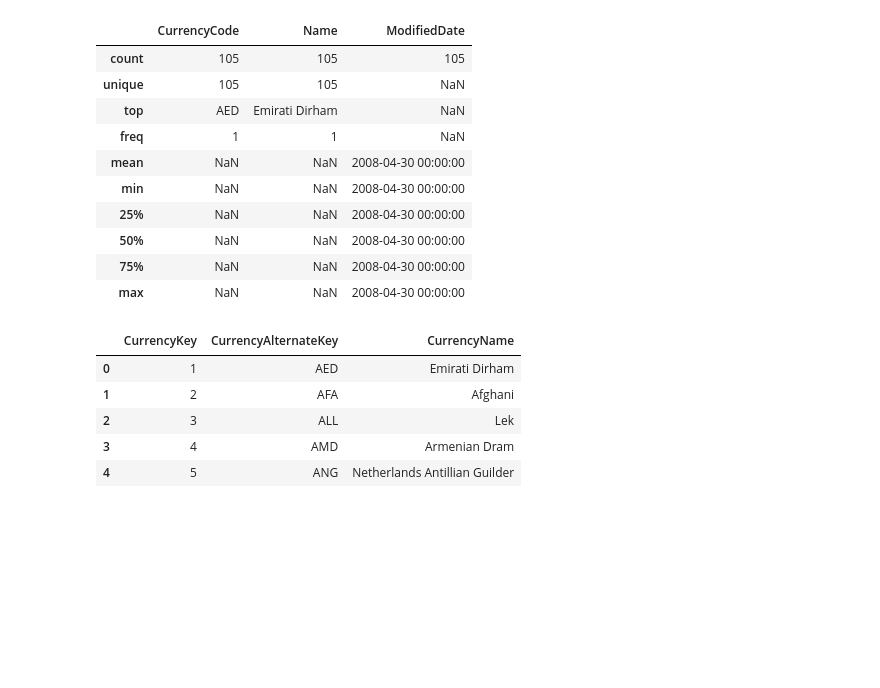
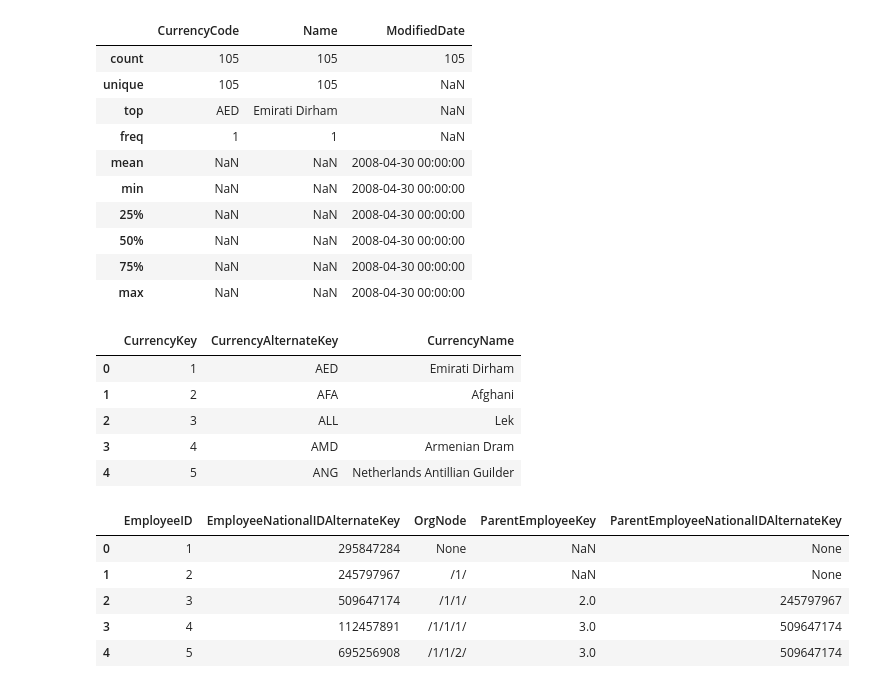
Before and after one commit to AngieJoya99/ETL-proyecto, a Jupyter notebook: pruebaConexion.ipynb, the cells around one changed output. Drawn from its saved outputs; the diff is of its cells as text; code cells hidden in the pictures; blank space fills up the shorter version.

```diff
--- a/pruebaConexion.ipynb
+++ b/pruebaConexion.ipynb
@@ -178,3 +193,13 @@ dimCurrency.head()
 | 2 | 3 | ALL | Lek |
 | 3 | 4 | AMD | Armenian Dram |
 | 4 | 5 | ANG | Netherlands Antillian Guilder |
+# %%
+hierarchy = extractEmployeeHierarchy(oltp)
+hierarchy.head()
+# %% [output]
+|  | EmployeeID | EmployeeNationalIDAlternateKey | OrgNode | ParentEmployeeKey | ParentEmployeeNationalIDAlternateKey |
+| 0 | 1 | 295847284 | None | NaN | None |
+| 1 | 2 | 245797967 | /1/ | NaN | None |
+| 2 | 3 | 509647174 | /1/1/ | 2.0 | 245797967 |
+| 3 | 4 | 112457891 | /1/1/1/ | 3.0 | 509647174 |
+| 4 | 5 | 695256908 | /1/1/2/ | 3.0 | 509647174 |
```
Also changed, not shown: parts of 5 cells of this notebook, 2 other files.
